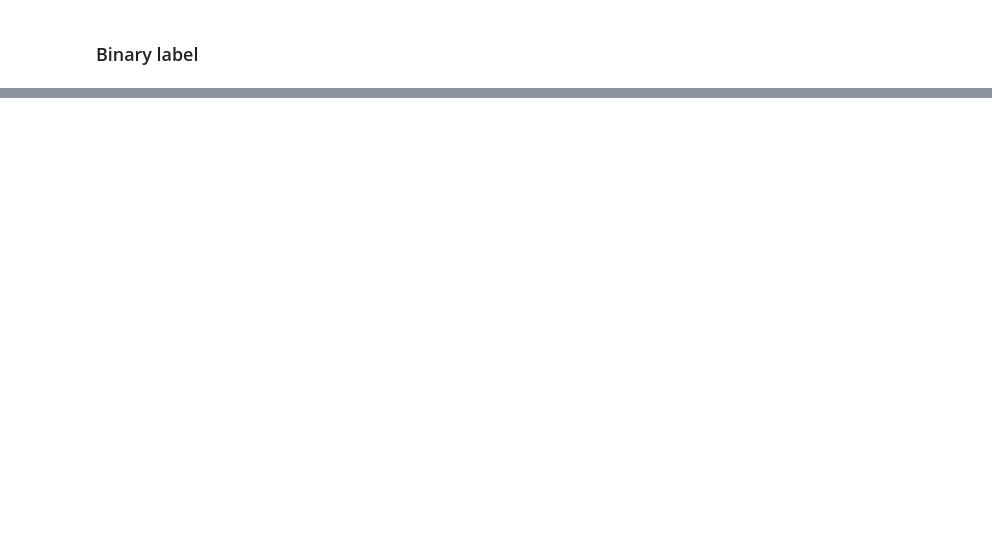
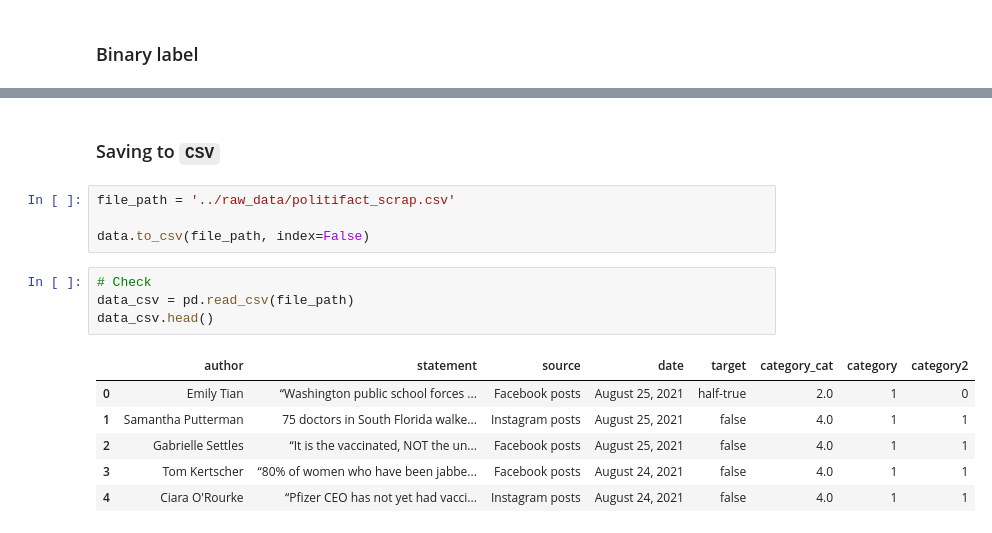
Before and after one commit to EddyEdzwan/StopFAIke, a Jupyter notebook: notebooks/JS_Politifact_scraping.ipynb, the cells around one changed output, grey strips where cells are left out. Saved outputs shown, nothing was run; the diff lists cells and outputs as text; blank space fills up the shorter version.

```diff
--- a/notebooks/JS_Politifact_scraping.ipynb
+++ b/notebooks/JS_Politifact_scraping.ipynb
@@ -224,0 +265,17 @@ dtype: int64
+# %% [markdown]
+### Saving to `CSV`
+# %%
+file_path = '../raw_data/politifact_scrap.csv'
+
+data.to_csv(file_path, index=False)
+# %%
+# Check
+data_csv = pd.read_csv(file_path)
+data_csv.head()
+# %% [output]
+|  | author | statement | source | date | target | category_cat | category | category2 |
+| 0 | Emily Tian | “Washington public school forces ... | Facebook posts | August 25, 2021 | half-true | 2.0 | 1 | 0 |
+| 1 | Samantha Putterman | 75 doctors in South Florida walke... | Instagram posts | August 25, 2021 | false | 4.0 | 1 | 1 |
+| 2 | Gabrielle Settles | “It is the vaccinated, NOT the un... | Facebook posts | August 25, 2021 | false | 4.0 | 1 | 1 |
+| 3 | Tom Kertscher | “80% of women who have been jabbe... | Facebook posts | August 24, 2021 | false | 4.0 | 1 | 1 |
+| 4 | Ciara O'Rourke | “Pfizer CEO has not yet had vacci... | Instagram posts | August 24, 2021 | false | 4.0 | 1 | 1 |
```
Also changed, not shown: parts of 13 cells of this notebook, 6 other files.
